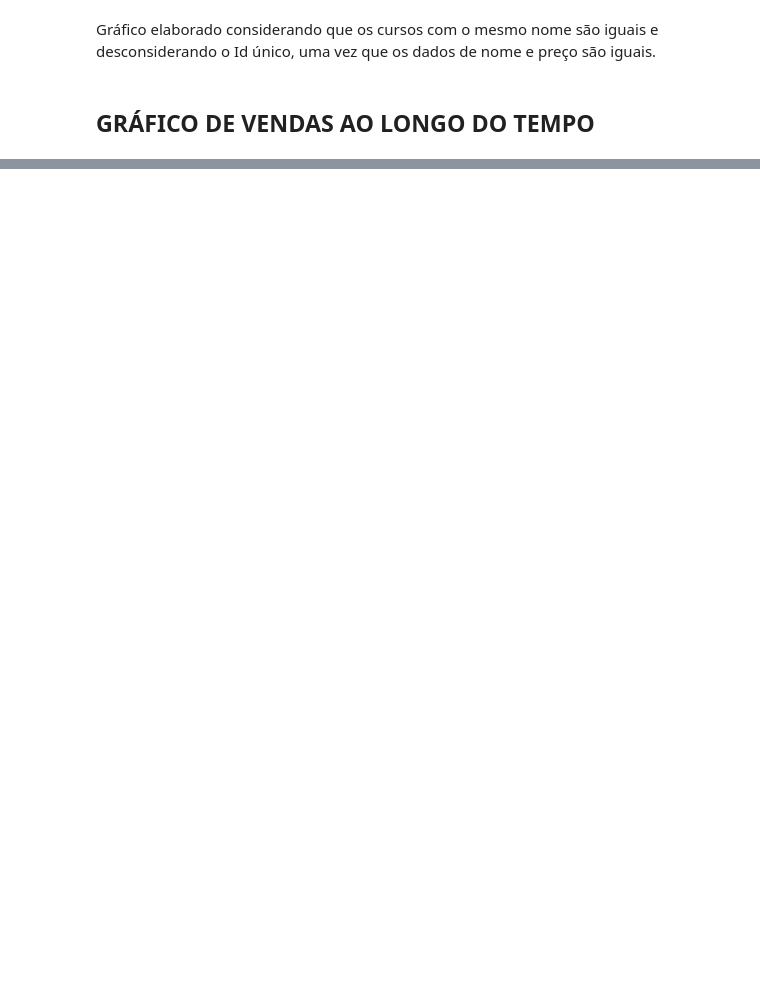
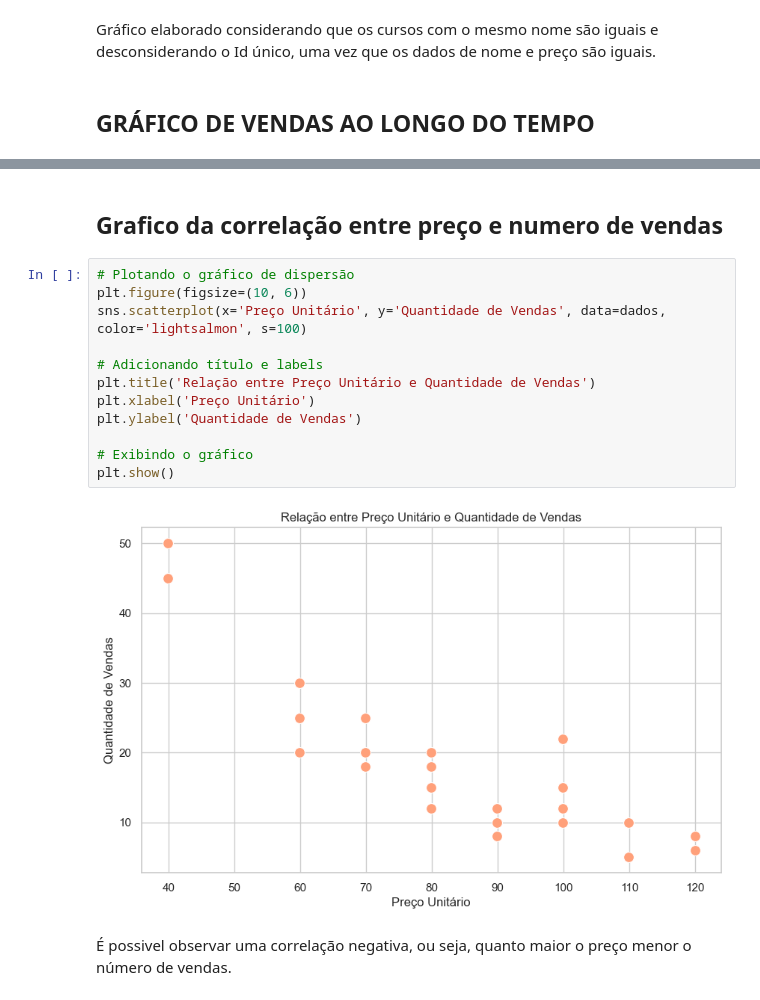
Before and after one commit to anakindinger/TrilhaDadosJR-JUN15, a Jupyter notebook: etl.ipynb, the cells around one changed output, grey strips where cells are left out. Cells and saved outputs as stored; diff of their text form; blank space fills up the shorter version.

```diff
--- a/etl.ipynb
+++ b/etl.ipynb
@@ -94,0 +94,18 @@ graf.yaxis.set_major_locator(ticker.MultipleLocator(5))
+# %% [markdown]
+## Grafico da correlação entre preço e numero de vendas
+# %%
+# Plotando o gráfico de dispersão
+plt.figure(figsize=(10, 6))
+sns.scatterplot(x='Preço Unitário', y='Quantidade de Vendas', data=dados, color='lightsalmon', s=100)
+
+# Adicionando título e labels
+plt.title('Relação entre Preço Unitário e Quantidade de Vendas')
+plt.xlabel('Preço Unitário')
+plt.ylabel('Quantidade de Vendas')
+
+# Exibindo o gráfico
+plt.show()
+# %% [output]
+[figure, added]
+# %% [markdown]
+É possivel observar uma correlação negativa, ou seja, quanto maior o preço menor o número de vendas.
```
Also changed, not shown: parts of 3 cells of this notebook.
